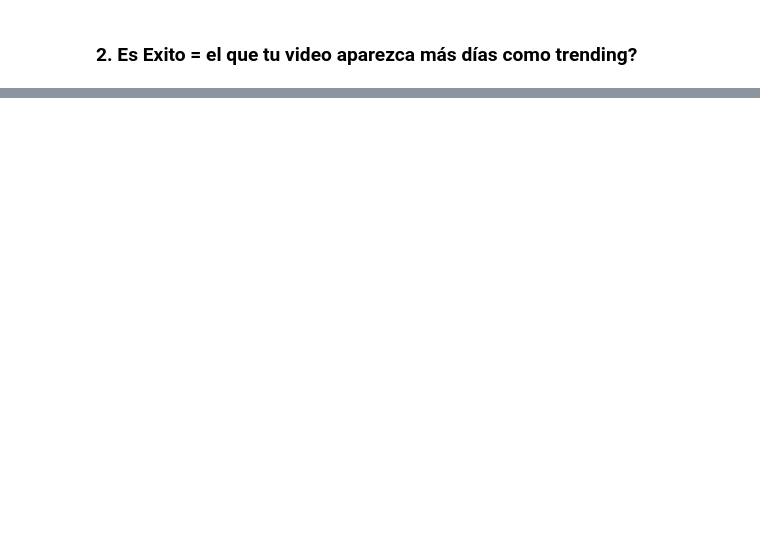
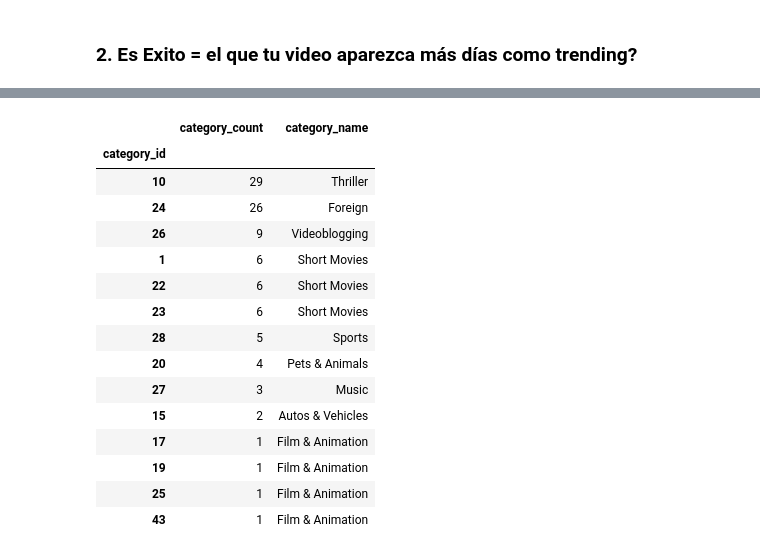
Before and after one commit to CaroMuizzi/Success-on-YouTube-Channels, a Jupyter notebook: cyn_file.ipynb, the cells around one changed output, grey strips where cells are left out. Cells and saved outputs as stored; diff of their text form; code cells hidden in the pictures; blank space fills up the shorter version.

```diff
--- a/cyn_file.ipynb
+++ b/cyn_file.ipynb
@@ -88,16 +260,34 @@ category_frecuence_df.reset_index()
 # %%
 #puedo acer una definicion para que solo tome el numero del id y de el resto
 #!!!!!!!!!!!!!!!!!!!!! algo no esta bien pues la cat 19 es Travel & Events y me esta dando film and animation!
 # la def esta basada en el category_count' en vez del category_id pero cuando lo cambio me da problemas
 # quizas es por el index ?  intente reset el index pero tampoco me funciona ???
 
 def video_category_name(dF):
     for index,row in category_frecuence_df.iterrows():
-        x = category_frecuence_df.loc[index,'category_count']
+        x = row['category_count']
+        #x = category_frecuence_df.loc[index,'category_count']
         if category_frecuence_df.loc[index,'category_count'] == x:
             category_frecuence_df.loc[index,"category_name"] = categories_data["items"][x-1]["snippet"]["title"]
 video_category_name(category_frecuence_df)
 category_frecuence_df.sort_values("category_count",ascending=False)
+# %% [output]
+|  | category_count | category_name |
+| category_id |  |  |
+| 10 | 29 | Thriller |
+| 24 | 26 | Foreign |
+| 26 | 9 | Videoblogging |
+| 1 | 6 | Short Movies |
+| 22 | 6 | Short Movies |
+| 23 | 6 | Short Movies |
+| 28 | 5 | Sports |
+| 20 | 4 | Pets & Animals |
+| 27 | 3 | Music |
+| 15 | 2 | Autos & Vehicles |
+| 17 | 1 | Film & Animation |
+| 19 | 1 | Film & Animation |
+| 25 | 1 | Film & Animation |
+| 43 | 1 | Film & Animation |
 # %%
 category_names = category_frecuence_df["category_name"]
 category_names.head(50)
```
Also changed, not shown: parts of 34 cells of this notebook, 1 other file.
